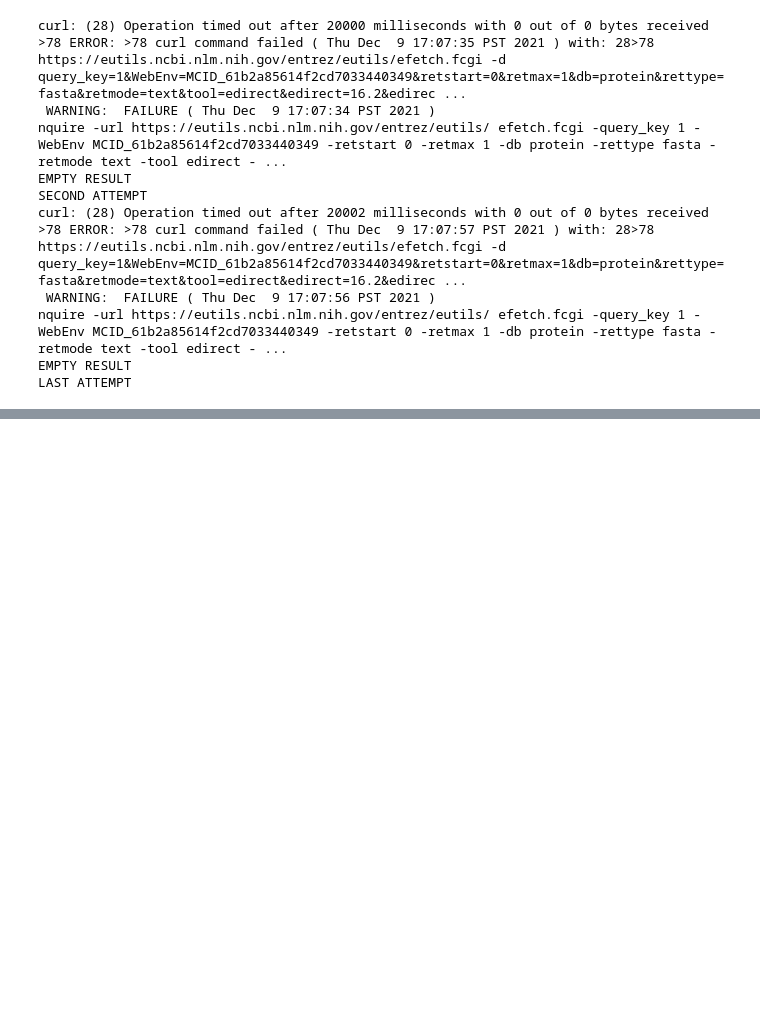
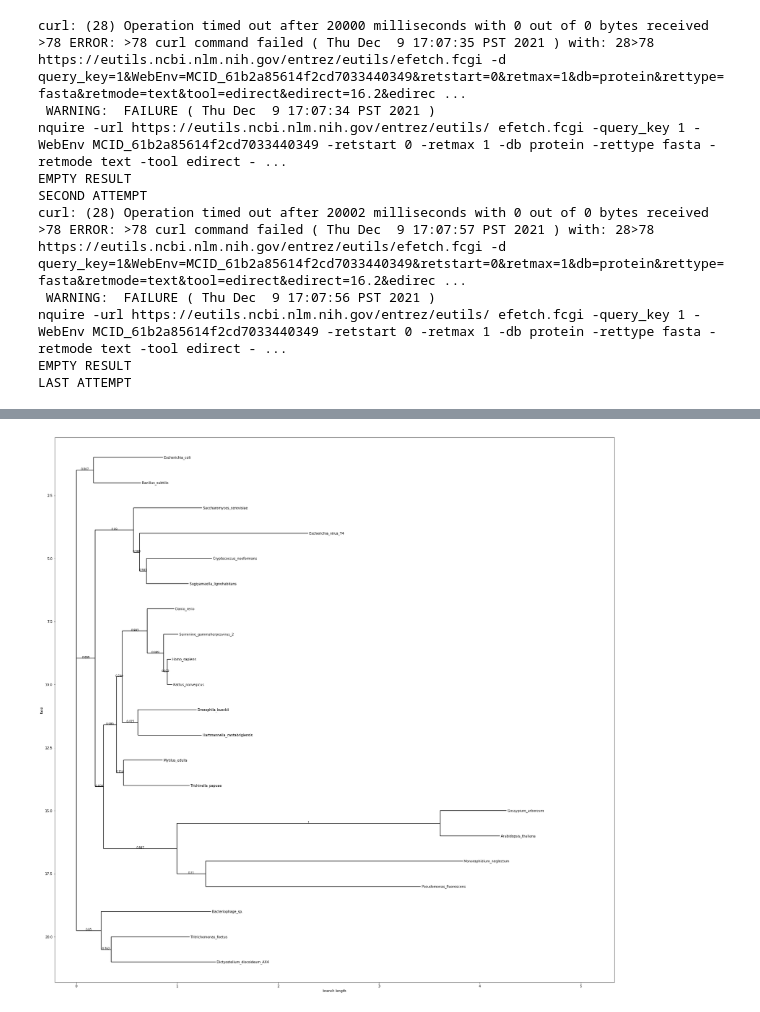
Before and after one commit to samihamahin/phylo_DHFR, a Jupyter notebook: script.ipynb, the cells around one changed output, grey strips where cells are left out. Cells and saved outputs as stored; diff of their text form; code cells hidden in the pictures; blank space fills up the shorter version.

Commit message:
Create phylo tree

```diff
--- a/script.ipynb
+++ b/script.ipynb
@@ -52,0 +98,12 @@ LAST ATTEMPT
+# %%
+# Imports
+from Bio import Phylo # Imports Bio.Phylo
+from io import StringIO # Imports StringIO for reading strings
+from matplotlib import pyplot as plt
+
+# plotting code here
+fig = plt.figure(figsize = (30, 30))
+Phylo.draw(Phylo.read("dhfr_seq.nwk", "newick"), axes = fig.gca())
+fig.savefig('tree.png')
+# %% [output]
+[figure, added]
```
Also changed, not shown: parts of 4 cells of this notebook, 6 other files.
